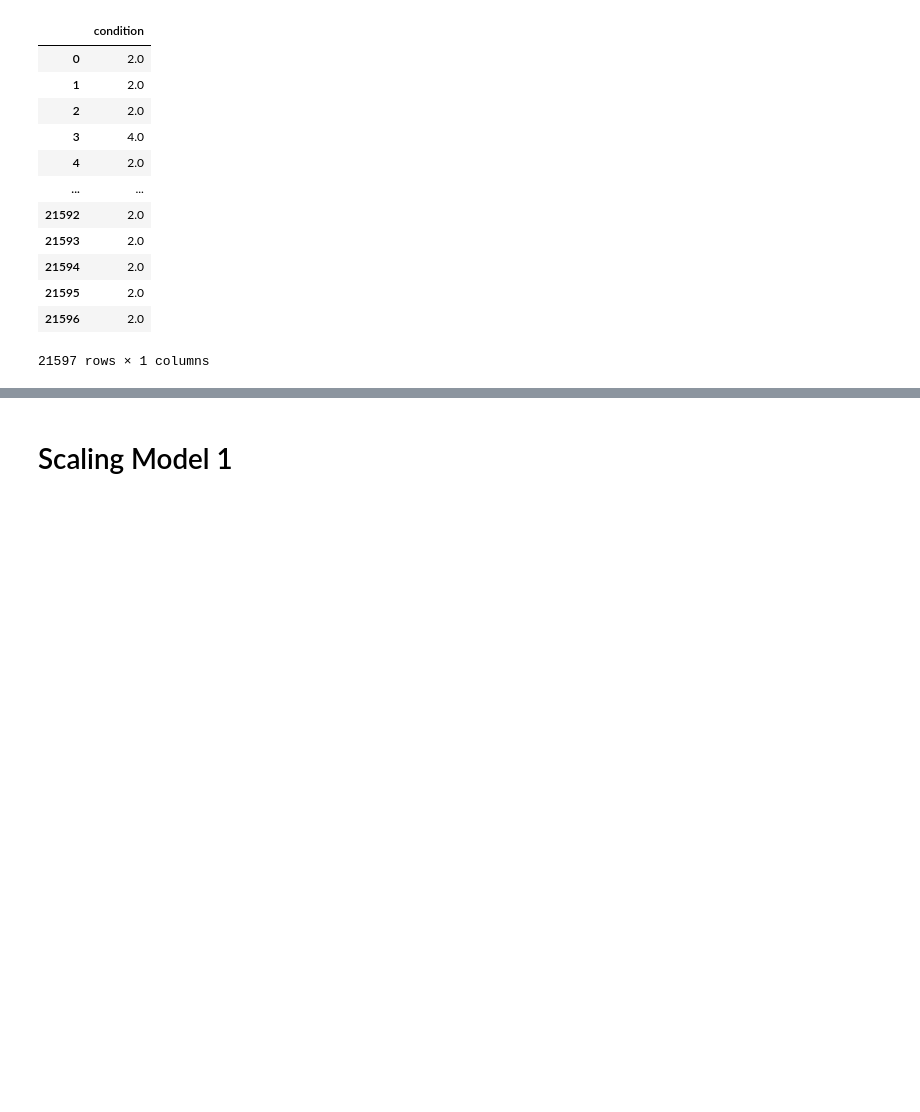
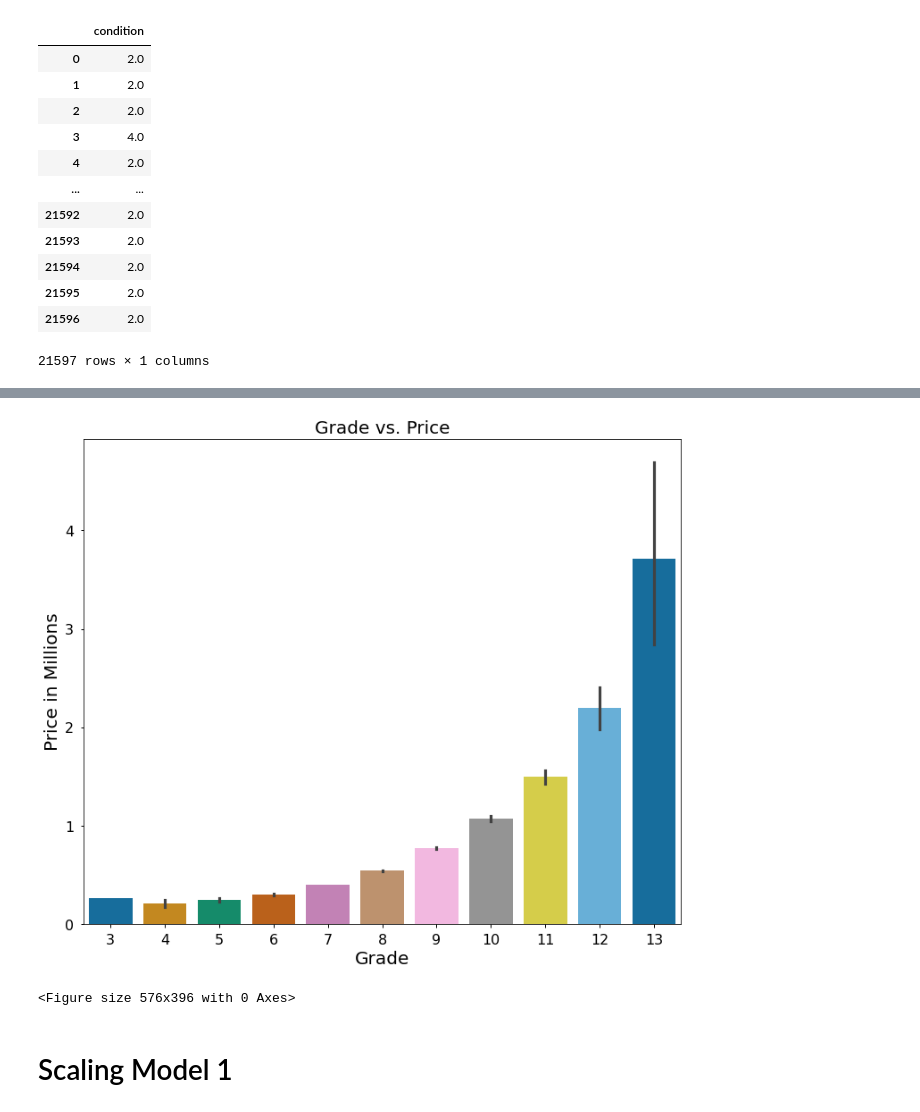
Before and after one commit to brdeleon/dsc-phase-2-project-v2-3, a Jupyter notebook: df_name_change.ipynb, the cells around one changed output, grey strips where cells are left out. Saved outputs shown, nothing was run; the diff lists cells and outputs as text; code cells hidden in the pictures; blank space fills up the shorter version.

```diff
--- a/df_name_change.ipynb
+++ b/df_name_change.ipynb
@@ -139,3 +157,19 @@ df.groupby('grade').mean().plot.bar(y="price", ax=ax);
+# %%
+#barplot 'grade' vs. 'price'  distribution
+plt.figure(figsize = (12, 10))
+sns.barplot(df['grade'], df['price']/1e6,
+            palette = "colorblind")
+
+plt.title('Grade vs. Price',fontsize = 20)
+plt.xlabel('Grade',fontsize = 20)
+plt.ylabel('Price in Millions',fontsize = 20)
+plt.xticks(fontsize = 16)
+plt.yticks(fontsize = 16);
+plt.show()
+plt.savefig('./Data/grade_vs_price_barplot')
+# %% [output]
+[figure, added]
+<Figure size 576x396 with 0 Axes>
 # %% [markdown]
 # Scaling Model 1
 # %%
```
Also changed, not shown: parts of 14 cells of this notebook, 3 other files.
